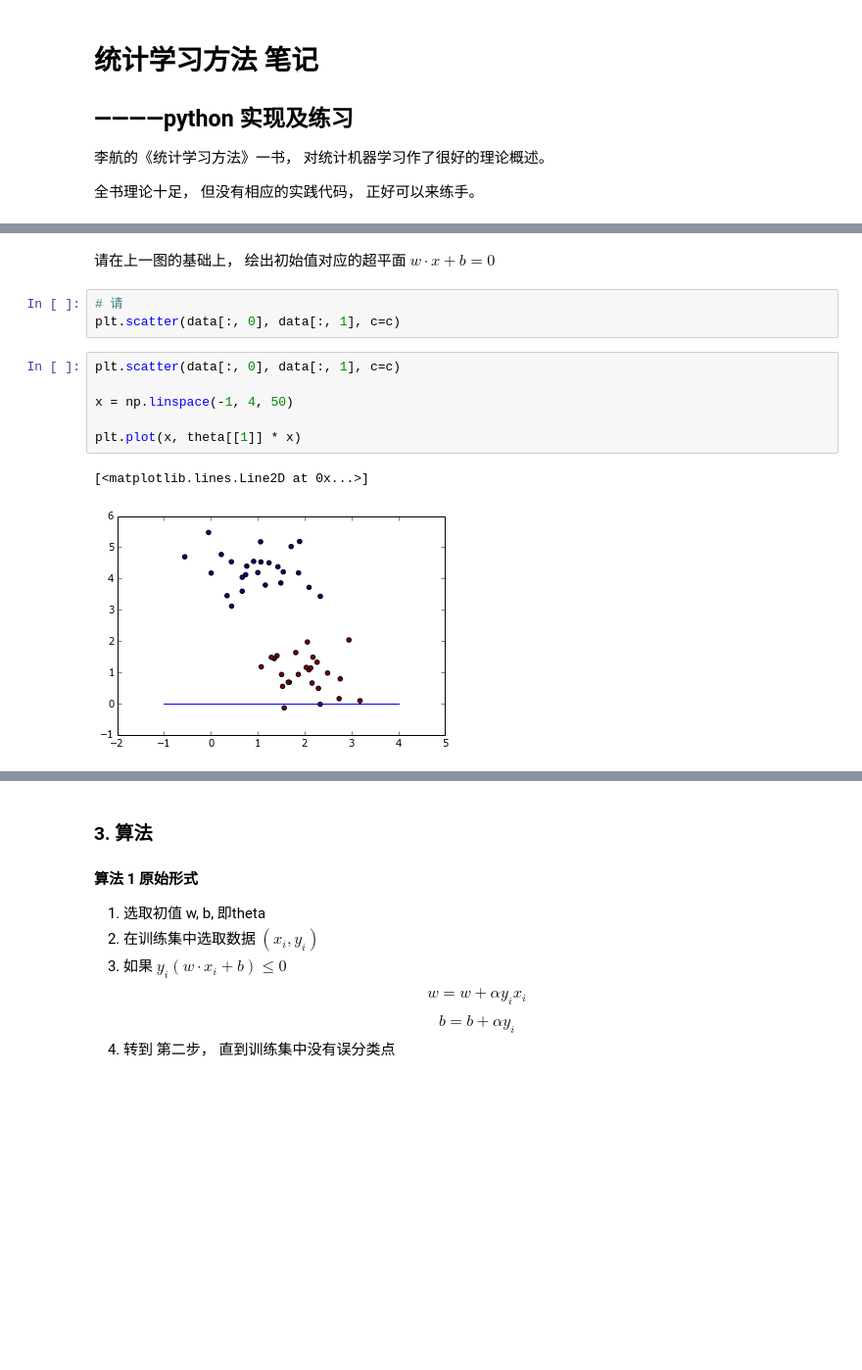
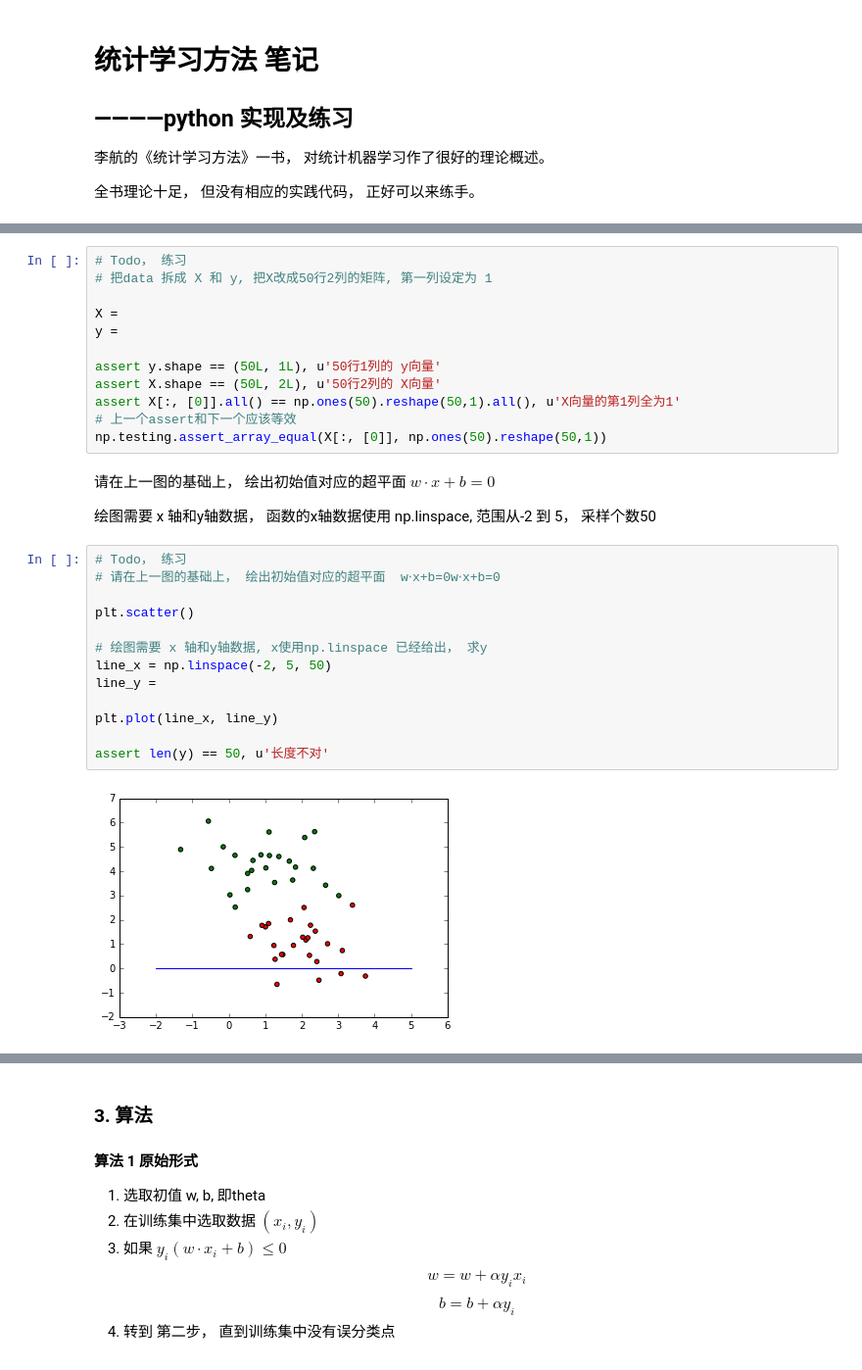
Before and after one commit to sndnyang/studylib, a Jupyter notebook: ai/ml/perceptron.ipynb, the cells around one changed output, grey strips where cells are left out. Shown at 98% size. Saved outputs shown, nothing was run; the diff lists cells and outputs as text; blank space fills up the shorter version.

```diff
--- a/ai/ml/perceptron.ipynb
+++ b/ai/ml/perceptron.ipynb
@@ -76,17 +116,34 @@ theta = np.zeros(3)
+# %%
+# Todo， 练习
+# 把data 拆成 X 和 y, 把X改成50行2列的矩阵, 第一列设定为 1
+
+X =
+y =
+
+assert y.shape == (50L, 1L), u'50行1列的 y向量'
+assert X.shape == (50L, 2L), u'50行2列的 X向量'
+assert X[:, [0]].all() == np.ones(50).reshape(50,1).all(), u'X向量的第1列全为1'
+# 上一个assert和下一个应该等效
+np.testing.assert_array_equal(X[:, [0]], np.ones(50).reshape(50,1))
 # %% [markdown]
 请在上一图的基础上， 绘出初始值对应的超平面  $ w\cdot x + b = 0$
+
+绘图需要 x 轴和y轴数据， 函数的x轴数据使用 np.linspace, 范围从-2 到 5， 采样个数50
-# %%
-# 请
-plt.scatter(data[:, 0], data[:, 1], c=c)
-# %%
-plt.scatter(data[:, 0], data[:, 1], c=c)
-
-x = np.linspace(-1, 4, 50)
-
-plt.plot(x, theta[[1]] * x)
-# %% [output]
-[<matplotlib.lines.Line2D at 0x...>]
-[figure, removed]
+# %%
+# Todo， 练习
+# 请在上一图的基础上， 绘出初始值对应的超平面  w⋅x+b=0w⋅x+b=0
+
+plt.scatter()
+
+# 绘图需要 x 轴和y轴数据, x使用np.linspace 已经给出， 求y
+line_x = np.linspace(-2, 5, 50)
+line_y =
+
+plt.plot(line_x, line_y)
+
+assert len(y) == 50, u'长度不对'
+# %% [output]
+[figure, added]
 # %% [markdown]
 ### 2. 学习策略
 
```
Also changed, not shown: parts of 26 cells of this notebook, 1 other file.
